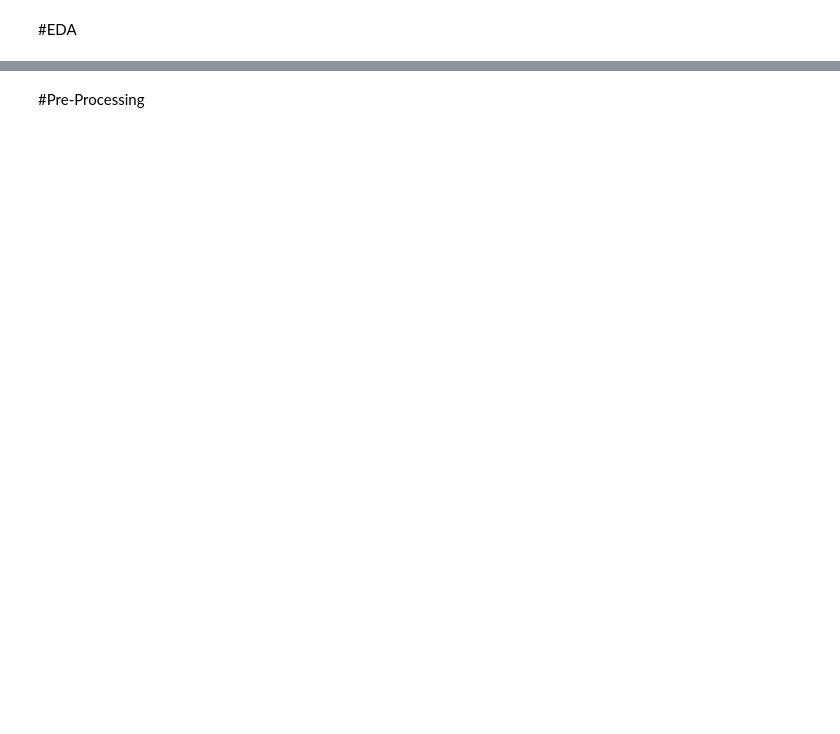
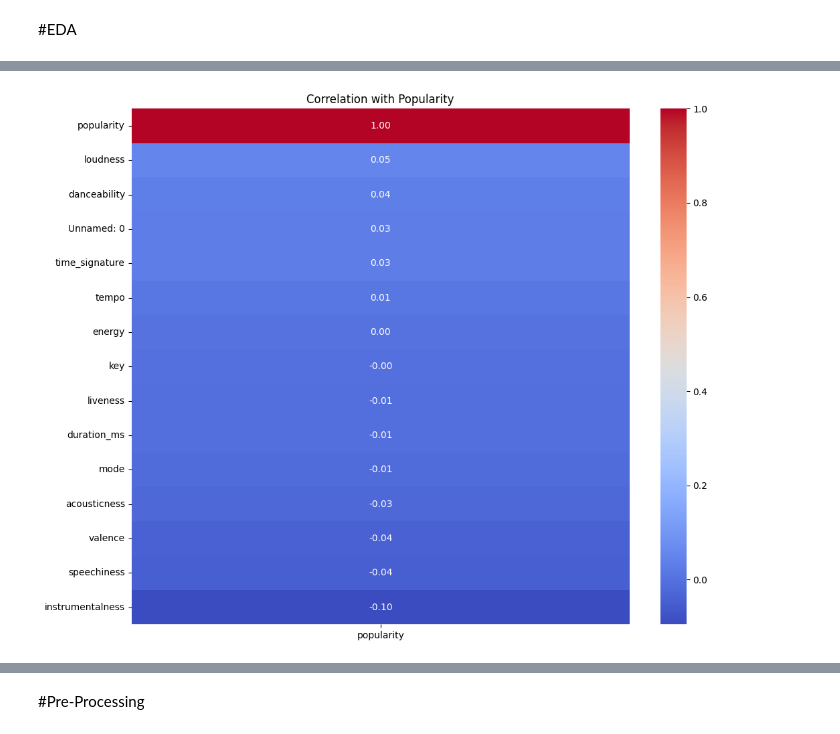
Before and after one commit to will-mccormack/CS-M148-Proj, a Jupyter notebook: Final_Project_Main.ipynb, the cells around one changed output, grey strips where cells are left out. Drawn from its saved outputs; the diff is of its cells as text; code cells hidden in the pictures; blank space fills up the shorter version.

```diff
--- a/Final_Project_Main.ipynb
+++ b/Final_Project_Main.ipynb
@@ -61,0 +68,2 @@ Index(['popularity', 'duration_ms', 'explicit', 'danceability', 'energy',
+# %%
+raw_data = pd.read_csv("https://huggingface.co/datasets/maharshipandya/spotify-tracks-dataset/resolve/main/dataset.csv")
@@ -63,0 +171,3 @@ Index(['popularity', 'duration_ms', 'explicit', 'danceability', 'energy',
+# %%
+train, test_and_validate = train_test_split(raw_data, test_size=0.4, random_state=42)
+test, validate = train_test_split(test_and_validate, test_size=0.5, random_state=42)
@@ -63,0 +462,11 @@ Index(['popularity', 'duration_ms', 'explicit', 'danceability', 'energy',
+# %%
+numerical_cols = train.select_dtypes(include=np.number).columns.tolist()
+
+correlation_matrix = raw_data[numerical_cols].corr()
+
+plt.figure(figsize=(12, 10))
+sns.heatmap(correlation_matrix[['popularity']].sort_values(by='popularity', ascending=False), annot=True, cmap='coolwarm', fmt=".2f")
+plt.title('Correlation with Popularity')
+plt.show()
+# %% [output]
+[figure, added]
```
Also changed, not shown: parts of 62 cells of this notebook.
